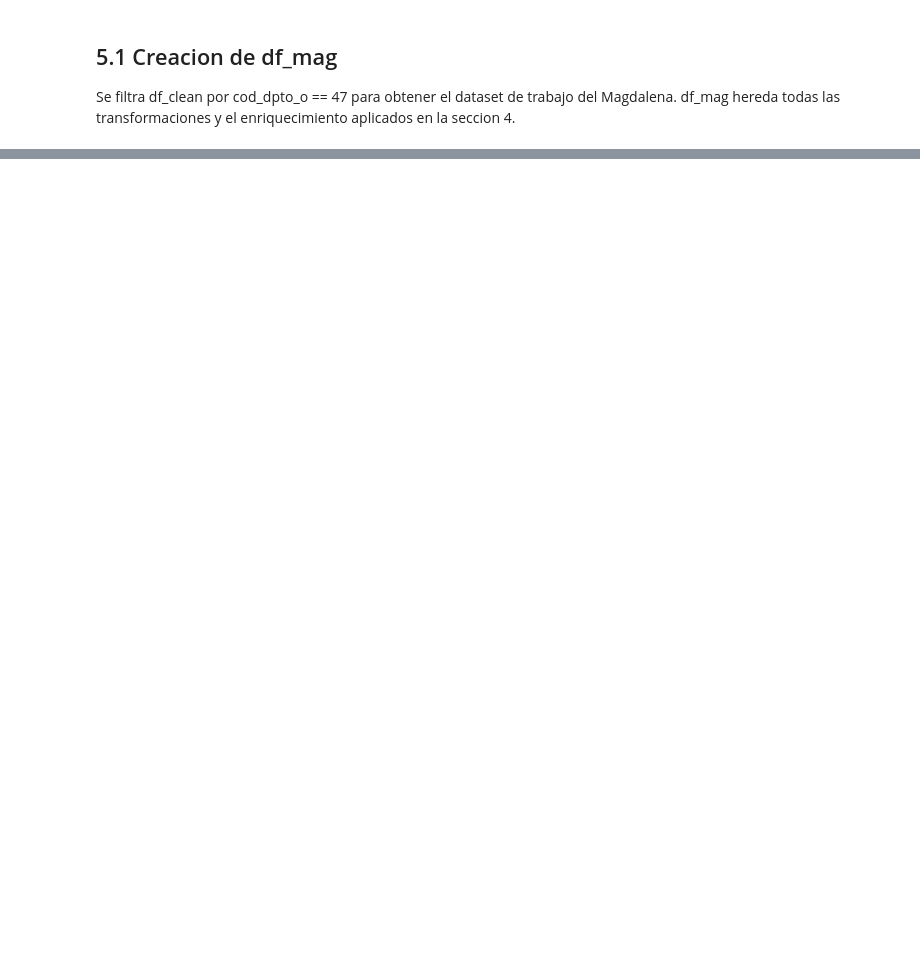
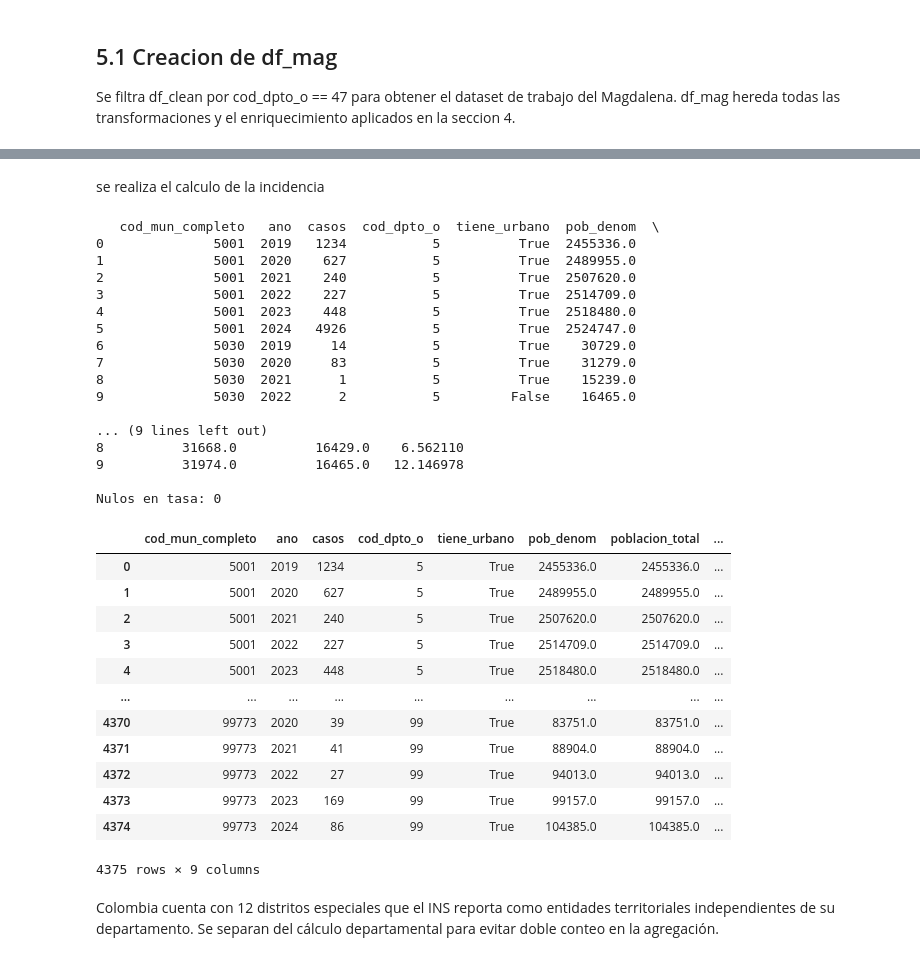
Before and after one commit to Edmh1/dengue-surveillance-magdalena, a Jupyter notebook: notebooks/eda_dengue_v4.ipynb, the cells around one changed output, grey strips where cells are left out. Saved outputs shown, nothing was run; the diff lists cells and outputs as text; code cells hidden in the pictures; blank space fills up the shorter version.

```diff
--- a/notebooks/eda_dengue_v4.ipynb
+++ b/notebooks/eda_dengue_v4.ipynb
@@ -1500,0 +1570,15 @@ Tasas de incidencia calculadas con denominadores poblacionales DANE. Esta seccio
+# %%
+casos_mun = (
+    df_clean[
+        df_clean["cod_eve"].isin([210, 220]) &
+        df_clean["mun_valido"] &
+        df_clean["cod_mun_completo"].isin(muns_en_riesgo) &
+        df_clean["tip_cas"].isin([2, 3, 5])
+    ]
+    .groupby(["cod_mun_completo", "ano"])
+    .size()
+    .reset_index(name="casos")
+)
+
+print(casos_mun.head(10))
+print(f"\nShape: {casos_mun.shape}")
@@ -1500,0 +1664,48 @@ Tasas de incidencia calculadas con denominadores poblacionales DANE. Esta seccio
+# %% [markdown]
+se realiza el calculo de la incidencia
+# %%
+incidencia_mun = casos_mun.merge(
+    denom_mun[["cod_dpto_o","cod_mun_completo", "ano", "tiene_urbano" ,"pob_denom", "poblacion_total", "poblacion_rural"]],
+    on=["cod_mun_completo", "ano"],
+    how="left"
+)
+incidencia_mun["tasa"] = incidencia_mun["casos"] / incidencia_mun["pob_denom"] * 100000
+
+print(incidencia_mun.head(10))
+print(f"\nNulos en tasa: {incidencia_mun['tasa'].isna().sum()}")
+incidencia_mun
+# %% [output]
+   cod_mun_completo   ano  casos  cod_dpto_o  tiene_urbano  pob_denom  \
+0              5001  2019   1234           5          True  2455336.0
+1              5001  2020    627           5          True  2489955.0
+2              5001  2021    240           5          True  2507620.0
+3              5001  2022    227           5          True  2514709.0
+4              5001  2023    448           5          True  2518480.0
+5              5001  2024   4926           5          True  2524747.0
+6              5030  2019     14           5          True    30729.0
+7              5030  2020     83           5          True    31279.0
+8              5030  2021      1           5          True    15239.0
+9              5030  2022      2           5         False    16465.0
+
+... (9 lines left out)
+8          31668.0          16429.0    6.562110
+9          31974.0          16465.0   12.146978
+
+Nulos en tasa: 0
+|  | cod_mun_completo | ano | casos | cod_dpto_o | tiene_urbano | pob_denom | poblacion_total | ... |
+| 0 | 5001 | 2019 | 1234 | 5 | True | 2455336.0 | 2455336.0 | ... |
+| 1 | 5001 | 2020 | 627 | 5 | True | 2489955.0 | 2489955.0 | ... |
+| 2 | 5001 | 2021 | 240 | 5 | True | 2507620.0 | 2507620.0 | ... |
+| 3 | 5001 | 2022 | 227 | 5 | True | 2514709.0 | 2514709.0 | ... |
+| 4 | 5001 | 2023 | 448 | 5 | True | 2518480.0 | 2518480.0 | ... |
+| ... | ... | ... | ... | ... | ... | ... | ... | ... |
+| 4370 | 99773 | 2020 | 39 | 99 | True | 83751.0 | 83751.0 | ... |
+| 4371 | 99773 | 2021 | 41 | 99 | True | 88904.0 | 88904.0 | ... |
+| 4372 | 99773 | 2022 | 27 | 99 | True | 94013.0 | 94013.0 | ... |
+| 4373 | 99773 | 2023 | 169 | 99 | True | 99157.0 | 99157.0 | ... |
+| 4374 | 99773 | 2024 | 86 | 99 | True | 104385.0 | 104385.0 | ... |
+4375 rows × 9 columns
+# %% [markdown]
+Colombia cuenta con 12 distritos especiales que el INS reporta como entidades
+territoriales independientes de su departamento. Se separan del cálculo
+departamental para evitar doble conteo en la agregación.
```
Also changed, not shown: parts of 51 cells of this notebook.
